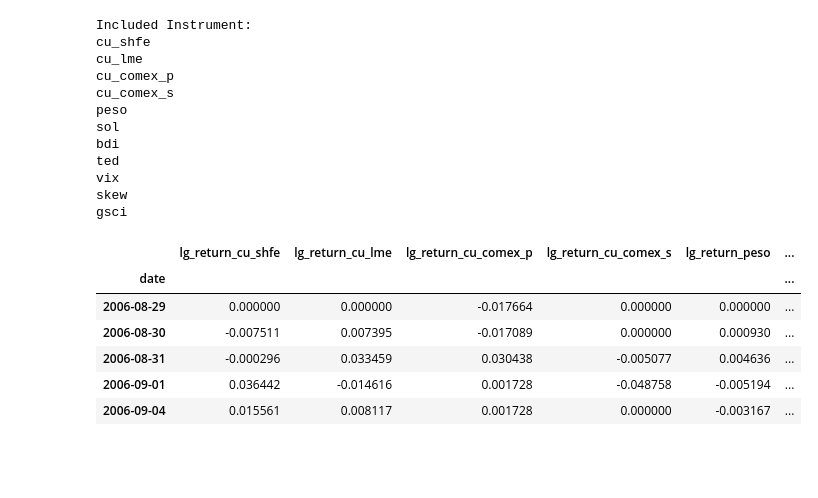
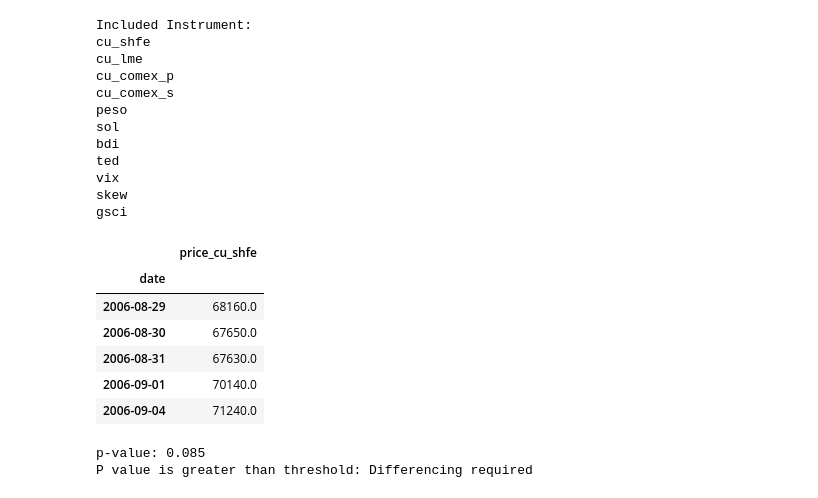
Before and after one commit to msc-acse/acse-9-independent-research-project-OliverJBoom, a Jupyter notebook: ARIMA_Model.ipynb, the cells around one changed output. Saved outputs shown, nothing was run; the diff lists cells and outputs as text; code cells hidden in the pictures; blank space fills up the shorter version.

```diff
--- a/ARIMA_Model.ipynb
+++ b/ARIMA_Model.ipynb
@@ -57,7 +58,7 @@ universe_dict = clean_dict_gen(universe_dict)
 # Making sure that all the points in the window have consistent lenght
 universe_dict = truncate_window_length(universe_dict)
 # Generate the full training dataset
-df_full = generate_dataset(universe_dict, lg_returns_only=True)
+df_full = generate_dataset(universe_dict, lg_returns_only=False)
 # %% [output]
 Included Instrument:
 cu_shfe
@@ -74,14 +75,24 @@ gsci
 # %%
 # Visualise the plots
 # visualise_universe(universe_dict)
-df = universe_dict["cu_lme"]
+# df_full.head()
+df = df_full[["price_cu_shfe"]]
+# df = df_full[["lg_return_cu_shfe"]]
+# plt.plot(df.index, df)
 # %%
-df_full.head()
+df.head()
 # %% [output]
-|  | lg_return_cu_shfe | lg_return_cu_lme | lg_return_cu_comex_p | lg_return_cu_comex_s | lg_return_peso | ... |
-| date |  |  |  |  |  | ... |
-| 2006-08-29 | 0.000000 | 0.000000 | -0.017664 | 0.000000 | 0.000000 | ... |
-| 2006-08-30 | -0.007511 | 0.007395 | -0.017089 | 0.000000 | 0.000930 | ... |
-| 2006-08-31 | -0.000296 | 0.033459 | 0.030438 | -0.005077 | 0.004636 | ... |
-| 2006-09-01 | 0.036442 | -0.014616 | 0.001728 | -0.048758 | -0.005194 | ... |
-| 2006-09-04 | 0.015561 | 0.008117 | 0.001728 | 0.000000 | -0.003167 | ... |
+|  | price_cu_shfe |
+| date |  |
+| 2006-08-29 | 68160.0 |
+| 2006-08-30 | 67650.0 |
+| 2006-08-31 | 67630.0 |
+| 2006-09-01 | 70140.0 |
+| 2006-09-04 | 71240.0 |
+# %%
+test_statistic = adfuller(df.price_cu_shfe)
+print('p-value: %.3f' % test_statistic[1])
+if  test_statistic[1] > 0.05: print("P value is greater than threshold: Differencing required")
+# %% [output]
+p-value: 0.085
+P value is greater than threshold: Differencing required
```
Also changed, not shown: parts of 12 cells of this notebook, 5 other files.
